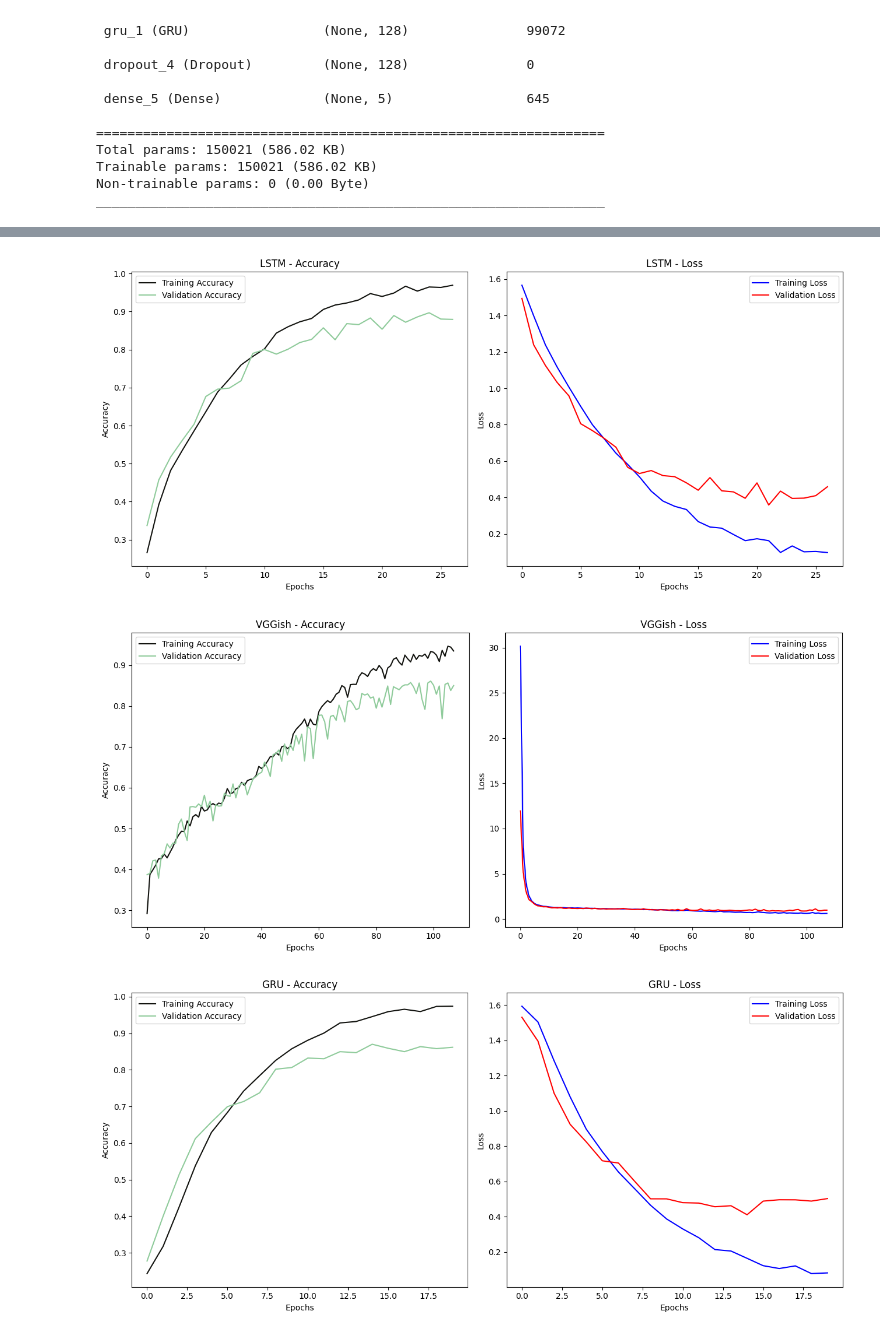
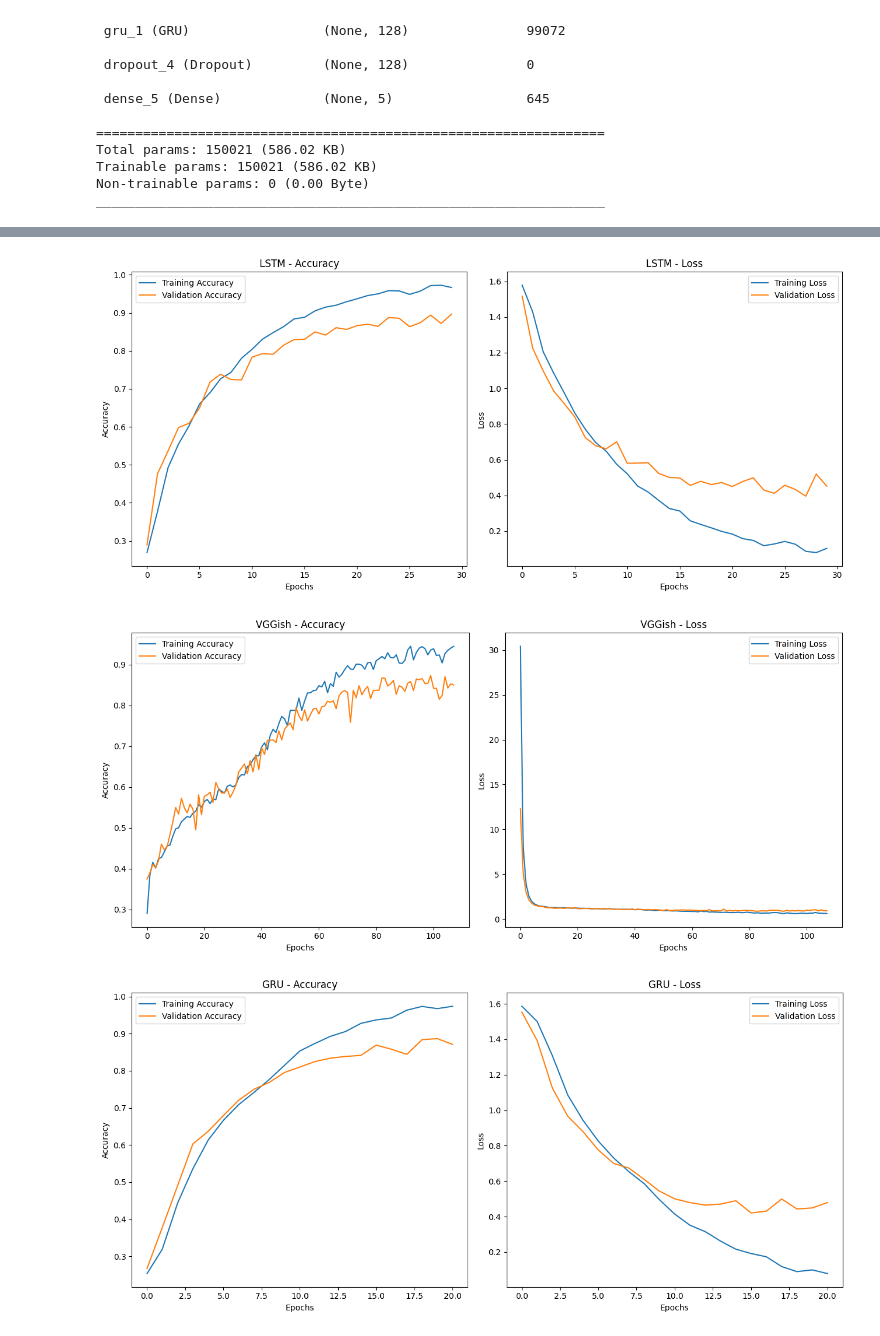
Before and after one commit to RahulBattula/Bird-Audio-Classification, a Jupyter notebook: Practice_Code.ipynb, the cells around one changed output, grey strips where cells are left out. Saved outputs shown, nothing was run; the diff lists cells and outputs as text; code cells hidden in the pictures.

```diff
--- a/Practice_Code.ipynb
+++ b/Practice_Code.ipynb
@@ -435,7 +513,7 @@ print(test_accuracy[1])
 # %% [markdown]
 $\Large \color{purple}{\texttt{VGGish}}$
 # %%
-def vggish_model(input_shape, num_labels, dropout_rate=0.5, l2_reg=0.0001):
+def vggish_model(input_shape, num_labels, dropout_rate=0.5, l2_reg=0.0002):
     model_input = Input(shape=input_shape, name='input')
 
     # Block 1
@@ -473,7 +551,7 @@ def vggish_model(input_shape, num_labels, dropout_rate=0.5, l2_reg=0.0001):
 X_train_vggish = X_train.reshape((X_train.shape[0], X_train.shape[1], 1))
 X_test_vggish = X_test.reshape((X_test.shape[0], X_test.shape[1], 1))
 
-vggish_model = vggish_model((X_train_vggish.shape[1], 1), num_labels, dropout_rate=0.7, l2_reg=0.0001)
+vggish_model = vggish_model((X_train_vggish.shape[1], 1), num_labels, dropout_rate=0.7, l2_reg=0.0002)
 vggish_model.compile(loss='categorical_crossentropy', optimizer='adam', metrics=['accuracy'])
 
 # Model summary
@@ -499,13 +577,14 @@ _________________________________________________________________
 # %%
 # Define checkpoint to save the best model
 checkpoint_vggish = ModelCheckpoint(filepath='saved_models/audio_classification_vggish.hdf5', verbose=1, save_best_only=True)
+np.save("vggish_labelencoder.npy", labelencoder.classes_)
 
 # Implement early stopping based on validation loss
 early_stopping_vggish = EarlyStopping(monitor='val_loss', patience=15, restore_best_weights=True)
 
 # Train the model
 start_vggish = datetime.now()
-history_vggish = vggish_model.fit(X_train_vggish, y_train, batch_size=100, epochs=150,
+history_vggish = vggish_model.fit(X_train_vggish, y_train, batch_size=100, epochs=200,
                                   validation_data=(X_test_vggish, y_test),
                                   callbacks=[checkpoint_vggish, early_stopping_vggish], verbose=1)
 
@@ -581,5 +687,5 @@ checkpointer_gru = ModelCheckpoint(filepath='saved_models/audio_classification_g
 early_stopping_gru = EarlyStopping(monitor='val_loss', patience=5, restore_best_weights=True)
 # %%
-history_gru = model_gru.fit(X_train_gru, y_train, epochs=30, batch_size=35,validation_data=(X_test_gru, y_test),callbacks=[checkpointer_gru, early_stopping_gru])
+history_gru = model_gru.fit(X_train_gru, y_train, epochs=30, batch_size=40,validation_data=(X_test_gru, y_test),callbacks=[checkpointer_gru, early_stopping_gru])
 # %% [output]
 Epoch 1/30
@@ -607,13 +800,14 @@ print(test_accuracy[1])
 # %%
 import matplotlib.pyplot as plt
+import os
 
 def plot_metrics(history, title, save_path=None):
     plt.figure(figsize=(13, 6))
 
     # Plot accuracy
     plt.subplot(1, 2, 1)
-    plt.plot(history.history['accuracy'], label='Training Accuracy',color='#12130F')
-    plt.plot(history.history['val_accuracy'], label='Validation Accuracy',color='#8FCB9B')
+    plt.plot(history.history['accuracy'], label='Training Accuracy')
+    plt.plot(history.history['val_accuracy'], label='Validation Accuracy')
     plt.xlabel('Epochs')
     plt.ylabel('Accuracy')
     plt.title(f'{title} - Accuracy')
@@ -621,8 +815,8 @@ def plot_metrics(history, title, save_path=None):
 
     # Plot loss
     plt.subplot(1, 2, 2)
-    plt.plot(history.history['loss'], label='Training Loss',color='blue')
-    plt.plot(history.history['val_loss'], label='Validation Loss',color='red')
+    plt.plot(history.history['loss'], label='Training Loss')
+    plt.plot(history.history['val_loss'], label='Validation Loss')
     plt.xlabel('Epochs')
     plt.ylabel('Loss')
     plt.title(f'{title} - Loss')
@@ -631,18 +825,20 @@ def plot_metrics(history, title, save_path=None):
     plt.tight_layout()
 
     if save_path:
-        plt.savefig(save_path)  # Save the figure in jpg format
+        os.makedirs(os.path.dirname(save_path), exist_ok=True)
+        plt.savefig(save_path)
     else:
         plt.show()
 
 # Plot graphs for the original model
-plot_metrics(history, 'Sequential', 'sequential_metrics.jpg')
+plot_metrics(history, 'Sequential', 'figures/sequential_metrics.jpg')
 
 # Plot graphs for the LSTM model
-plot_metrics(history_lstm, 'LSTM', 'lstm_metrics.jpg')
+plot_metrics(history_lstm, 'LSTM', 'figures/lstm_metrics.jpg')
 
 # Plot graphs for the VGGish model
-plot_metrics(history_vggish, 'VGGish', 'vggish_metrics.jpg')
+plot_metrics(history_vggish, 'VGGish', 'figures/vggish_metrics.jpg')
 
-plot_metrics(history_gru, 'GRU', 'gru_metrics.jpg')
+# Plot graphs for the GRU model
+plot_metrics(history_gru, 'GRU', 'figures/gru_metrics.jpg')
 # %% [output]
@@ -650,3 +846,3 @@ plot_metrics(history_gru, 'GRU', 'gru_metrics.jpg')
-[figure, old version]
+[figure, new version]
-[figure, old version]
+[figure, new version]
-[figure, old version]
+[figure, new version]
```
Also changed, not shown: parts of 21 cells of this notebook.
